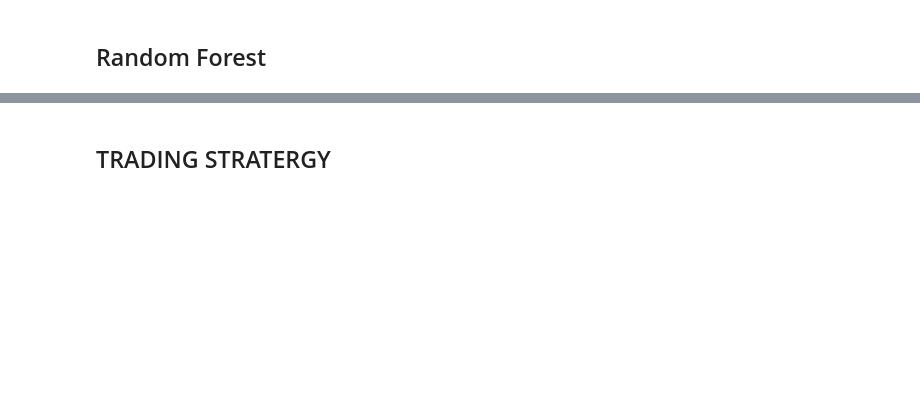
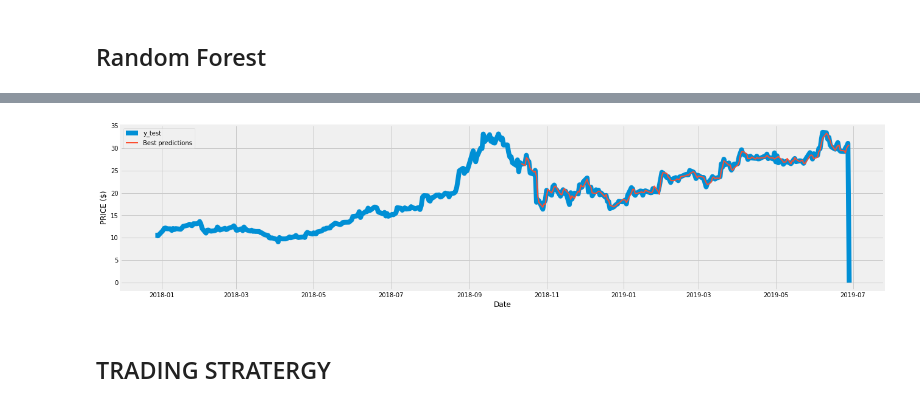
Before and after one commit to satwik2663/Machine-Learning-AMD-Stock-data-analysis-and-Trading-Strategies, a Jupyter notebook: portfolio.ipynb, the cells around one changed output, grey strips where cells are left out. Saved outputs shown, nothing was run; the diff lists cells and outputs as text; code cells hidden in the pictures; blank space fills up the shorter version.

```diff
--- a/portfolio.ipynb
+++ b/portfolio.ipynb
@@ -867,11 +926,11 @@ len(y_pred_linear[-88:])
 # %%
 df_bagging = pd.DataFrame()
-df_bagging['Date'] = amd['Date'][-88:].tolist()
-df_bagging['open_tomorrow'] = amd['Open_tmr'].tail(88).values
-df_bagging['Linear_reg'] = y_pred_linear[-88:]
-df_bagging['ARIMA'] = predictions
-df_bagging['SVM'] = y_pred_svm[-88:].tolist()
-df_bagging['EMA'] = predictions_ema[-88:]
-df_bagging['KF'] = prediction_kf[-88:]
+df_bagging['Date'] = amd['Date'][-178:].tolist()
+df_bagging['open_tomorrow'] = amd['Open_tmr'].tail(178).values
+df_bagging['Linear_reg'] = y_pred_linear[-178:]
+df_bagging['ARIMA'] = predictions_ARIMA
+df_bagging['SVM'] = y_pred_svm[-178:].tolist()
+df_bagging['EMA'] = predictions_ema[-178:]
+df_bagging['KF'] = prediction_kf[-178:]
 # %%
 df_bagging.head()
@@ -928,15 +1033,17 @@ df_bagging.tail()
 # %%
 plt.figure(figsize=(20,5))
-plt.plot(amd['Date'][700:].values, amd['Open_tmr'][700:].values, linewidth=1, label = 'y_test')
-plt.plot(df_bagging['Date'].values, df_bagging['Linear_reg'].values, linewidth=1, label = 'linear Reg')
-plt.plot(df_bagging['Date'].values, df_bagging['ARIMA'].values, linewidth=1, label = 'ARIMA')
-plt.plot(df_bagging['Date'].values, df_bagging['SVM'].values, linewidth=1, label = 'SVM')
-plt.plot(df_bagging['Date'].values, df_bagging['EMA'].values, linewidth=1, label = 'EMA')
+plt.plot(amd['Date'][500:].values, amd['Open_tmr'][500:].values, linewidth=8, label = 'y_test')
+# plt.plot(df_bagging['Date'].values, df_bagging['Linear_reg'].values, linewidth=2, label = 'linear Reg')
+# plt.plot(df_bagging['Date'].values, df_bagging['ARIMA'].values, linewidth=2, label = 'ARIMA')
+# plt.plot(df_bagging['Date'].values, df_bagging['SVM'].values, linewidth=2, label = 'SVM')
+# plt.plot(df_bagging['Date'].values, df_bagging['EMA'].values, linewidth=2, label = 'EMA')
 plt.plot(df_bagging['Date'].values, df_bagging['Average_value'].values, linewidth=2, label = 'Best predictions')
-
-plt.ylabel('PRICE')
+plt.xlabel('Date')
+plt.ylabel('PRICE ($)')
 plt.legend()
 plt.show()
+# %% [output]
+[figure, added]
 # %% [markdown]
 ## TRADING STRATERGY
 # %%
```
Also changed, not shown: parts of 45 cells of this notebook.
